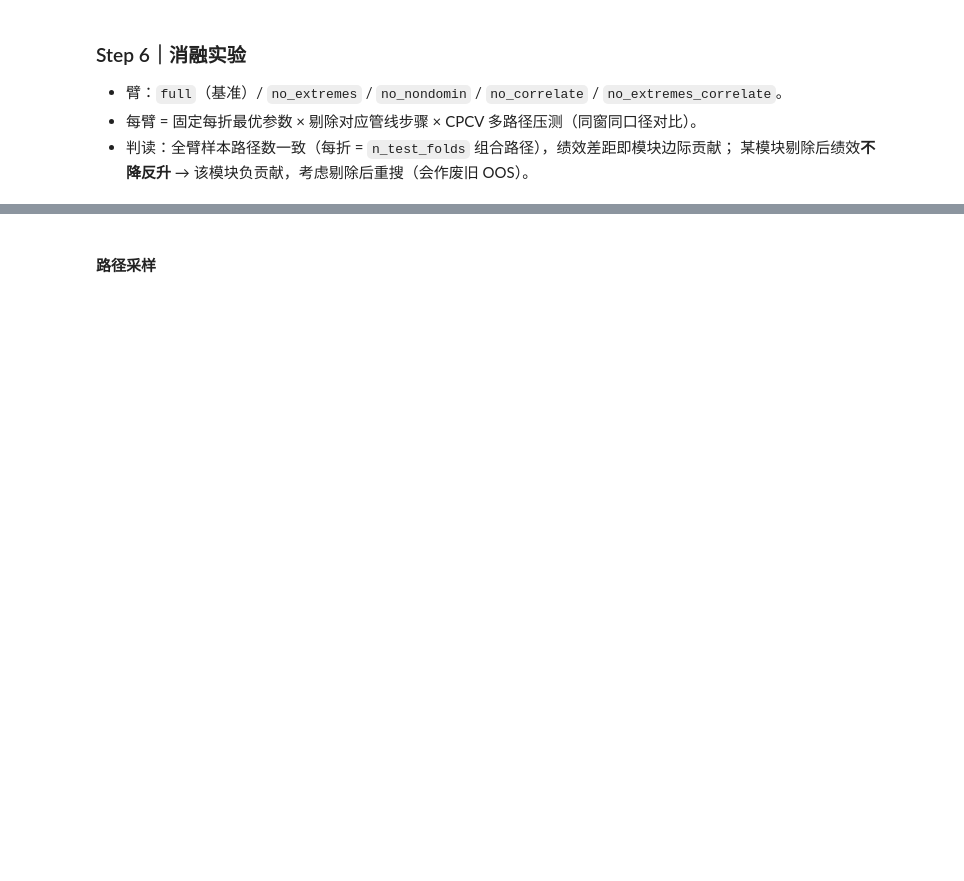
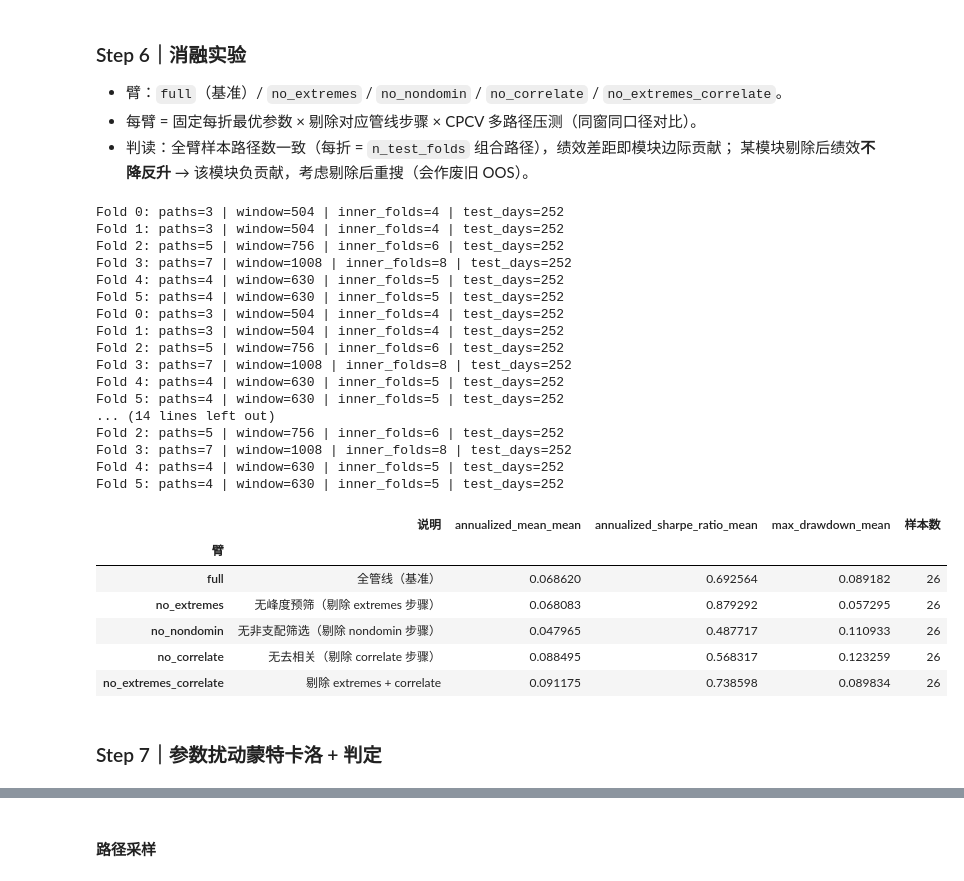
Before and after one commit to wang-jinghui/machine-learning-for-trading, a Jupyter notebook: case_studies/lazy_trading/WF+CPCV+PS_252.ipynb, the cells around one changed output, grey strips where cells are left out. Cells and saved outputs as stored; diff of their text form; code cells hidden in the pictures; blank space fills up the shorter version.

```diff
--- a/case_studies/lazy_trading/WF+CPCV+PS_252.ipynb
+++ b/case_studies/lazy_trading/WF+CPCV+PS_252.ipynb
@@ -249,6 +263,33 @@ Fold 6: extremes__k×correlate__threshold 热力图 (5×5) 完成
 - 判读：全臂样本路径数一致（每折 = `n_test_folds` 组合路径），绩效差距即模块边际贡献；
   某模块剔除后绩效**不降反升** → 该模块负贡献，考虑剔除后重搜（会作废旧 OOS）。
 # %%
-frames, summary = ablate(X, folds)                # arms=None = 全部 5 臂
-print(summary[["说明", "annualized_mean_mean", "annualized_sharpe_ratio_mean",
-               "max_drawdown_mean", "样本数"]])
+frames, summary = ablate(X, fold_results)                # arms=None = 全部 5 臂
+summary[["说明", "annualized_mean_mean", "annualized_sharpe_ratio_mean",
+               "max_drawdown_mean", "样本数"]]
+# %% [output]
+Fold 0: paths=3 | window=504 | inner_folds=4 | test_days=252
+Fold 1: paths=3 | window=504 | inner_folds=4 | test_days=252
+Fold 2: paths=5 | window=756 | inner_folds=6 | test_days=252
+Fold 3: paths=7 | window=1008 | inner_folds=8 | test_days=252
+Fold 4: paths=4 | window=630 | inner_folds=5 | test_days=252
+Fold 5: paths=4 | window=630 | inner_folds=5 | test_days=252
+Fold 0: paths=3 | window=504 | inner_folds=4 | test_days=252
+Fold 1: paths=3 | window=504 | inner_folds=4 | test_days=252
+Fold 2: paths=5 | window=756 | inner_folds=6 | test_days=252
+Fold 3: paths=7 | window=1008 | inner_folds=8 | test_days=252
+Fold 4: paths=4 | window=630 | inner_folds=5 | test_days=252
+Fold 5: paths=4 | window=630 | inner_folds=5 | test_days=252
+... (14 lines left out)
+Fold 2: paths=5 | window=756 | inner_folds=6 | test_days=252
+Fold 3: paths=7 | window=1008 | inner_folds=8 | test_days=252
+Fold 4: paths=4 | window=630 | inner_folds=5 | test_days=252
+Fold 5: paths=4 | window=630 | inner_folds=5 | test_days=252
+|  | 说明 | annualized_mean_mean | annualized_sharpe_ratio_mean | max_drawdown_mean | 样本数 |
+| 臂 |  |  |  |  |  |
+| full | 全管线（基准） | 0.068620 | 0.692564 | 0.089182 | 26 |
+| no_extremes | 无峰度预筛（剔除 extremes 步骤） | 0.068083 | 0.879292 | 0.057295 | 26 |
+| no_nondomin | 无非支配筛选（剔除 nondomin 步骤） | 0.047965 | 0.487717 | 0.110933 | 26 |
+| no_correlate | 无去相关（剔除 correlate 步骤） | 0.088495 | 0.568317 | 0.123259 | 26 |
+| no_extremes_correlate | 剔除 extremes + correlate | 0.091175 | 0.738598 | 0.089834 | 26 |
+# %% [markdown]
+### Step 7｜参数扰动蒙特卡洛 + 判定
```
Also changed, not shown: parts of 20 cells of this notebook.
